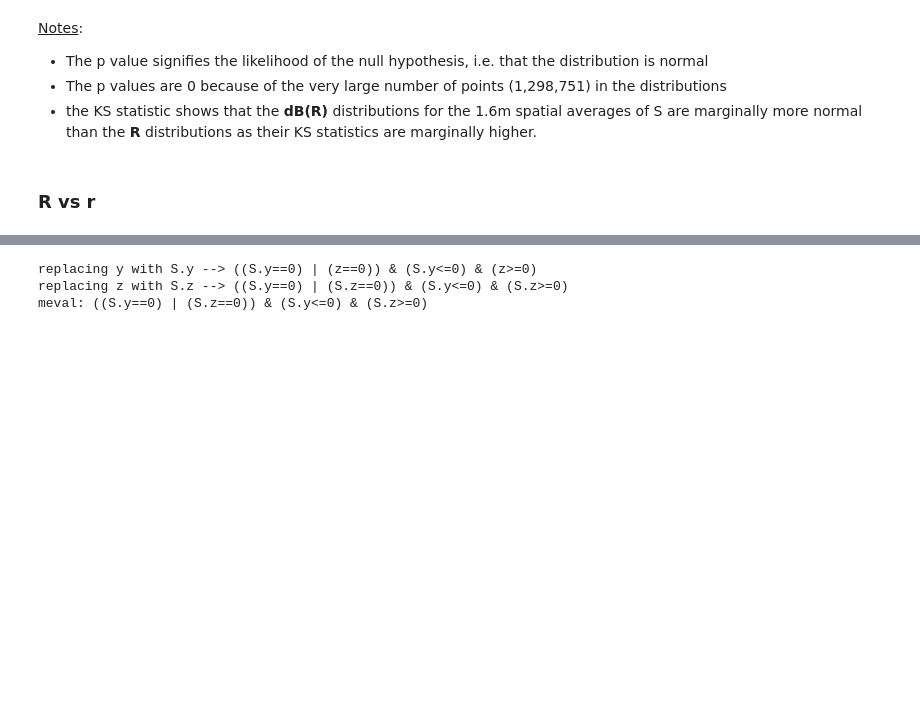
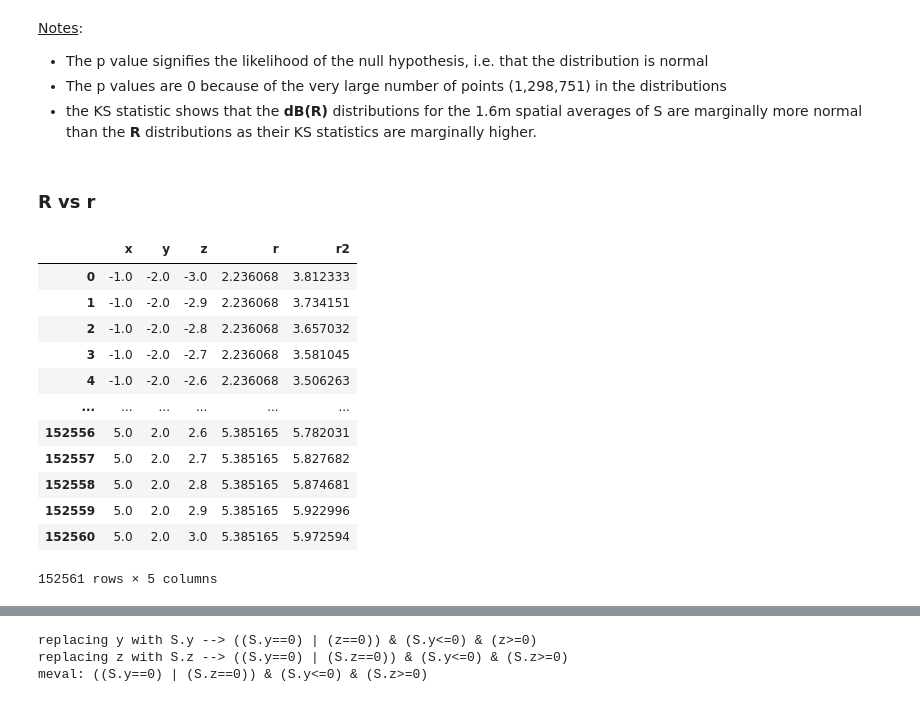
Before and after one commit to dreme/spatial-averaging-wg, a Jupyter notebook: notebooks/horizontal_yagi_trial3.ipynb, the cells around one changed output, grey strips where cells are left out. Saved outputs shown, nothing was run; the diff lists cells and outputs as text; code cells hidden in the pictures; blank space fills up the shorter version.

```diff
--- a/notebooks/horizontal_yagi_trial3.ipynb
+++ b/notebooks/horizontal_yagi_trial3.ipynb
@@ -824,6 +825,24 @@ ks_table
 + the KS statistic shows that the **dB(R)** distributions for the 1.6m spatial averages of S are marginally more normal than the **R** distributions as their KS statistics are marginally higher.
 # %% [markdown]
 ### R vs r
+# %%
+# Add a new r (r2) which measures distance from the centre of the yagi at x = 0.477/2 = 0.239m
+R.S['r2'] = np.sqrt((R.S.x-0.2385)**2 + R.S.y**2 + R.S.z**2)
+R.S[['x','y','z','r','r2']]
+# %% [output]
+|  | x | y | z | r | r2 |
+| 0 | -1.0 | -2.0 | -3.0 | 2.236068 | 3.812333 |
+| 1 | -1.0 | -2.0 | -2.9 | 2.236068 | 3.734151 |
+| 2 | -1.0 | -2.0 | -2.8 | 2.236068 | 3.657032 |
+| 3 | -1.0 | -2.0 | -2.7 | 2.236068 | 3.581045 |
+| 4 | -1.0 | -2.0 | -2.6 | 2.236068 | 3.506263 |
+| ... | ... | ... | ... | ... | ... |
+| 152556 | 5.0 | 2.0 | 2.6 | 5.385165 | 5.782031 |
+| 152557 | 5.0 | 2.0 | 2.7 | 5.385165 | 5.827682 |
+| 152558 | 5.0 | 2.0 | 2.8 | 5.385165 | 5.874681 |
+| 152559 | 5.0 | 2.0 | 2.9 | 5.385165 | 5.922996 |
+| 152560 | 5.0 | 2.0 | 3.0 | 5.385165 | 5.972594 |
+152561 rows × 5 columns
 # %%
 Ssa = 'Smax-1.6m-5 SARwbi compliance ratio'
 mask = fsa16.mask
```
Also changed, not shown: parts of 14 cells of this notebook, 51 other files.
